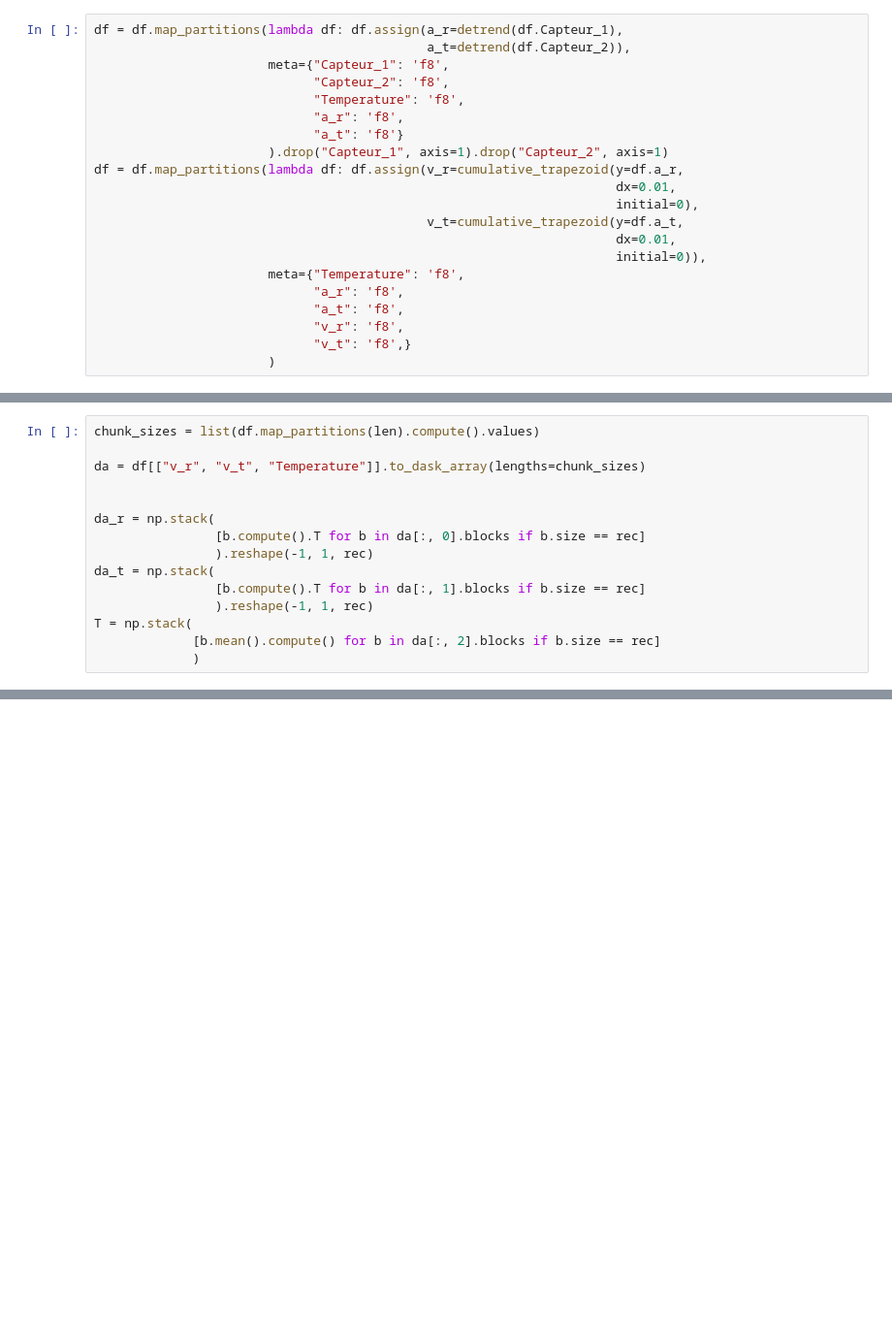
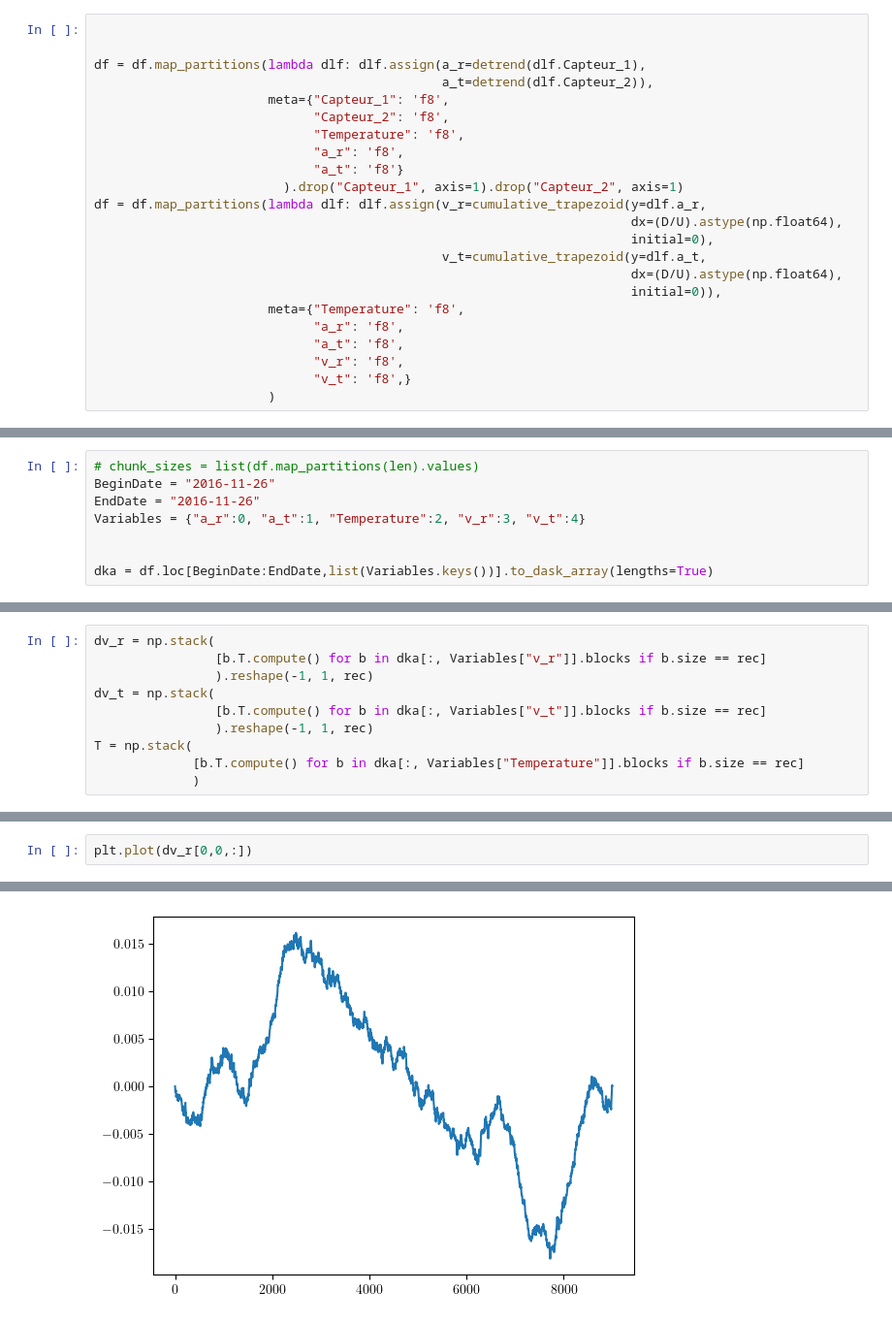
Before and after one commit to FilLTP89/socotec-shm, a Jupyter notebook: notebooks/DataAnalysis.ipynb, the cells around one changed output, grey strips where cells are left out. Shown at 97% size. Cells and saved outputs as stored; diff of their text form; blank space fills up the shorter version.

Commit message:
[BUGFIX][SPEEDUP] dask array/frame resampling

```diff
--- a/notebooks/DataAnalysis.ipynb
+++ b/notebooks/DataAnalysis.ipynb
@@ -33,18 +53,20 @@ df = df.set_index("Date_Heure", sorted=True)
 # %%
-df = df.map_partitions(lambda df: df.assign(a_r=detrend(df.Capteur_1),
-                                            a_t=detrend(df.Capteur_2)),
+
+
+df = df.map_partitions(lambda dlf: dlf.assign(a_r=detrend(dlf.Capteur_1),
+                                              a_t=detrend(dlf.Capteur_2)),
                        meta={"Capteur_1": 'f8',
                              "Capteur_2": 'f8',
                              "Temperature": 'f8',
                              "a_r": 'f8',
                              "a_t": 'f8'}
-                       ).drop("Capteur_1", axis=1).drop("Capteur_2", axis=1)
-df = df.map_partitions(lambda df: df.assign(v_r=cumulative_trapezoid(y=df.a_r,
-                                                                     dx=0.01,
-                                                                     initial=0),
-                                            v_t=cumulative_trapezoid(y=df.a_t,
-                                                                     dx=0.01,
-                                                                     initial=0)),
+                         ).drop("Capteur_1", axis=1).drop("Capteur_2", axis=1)
+df = df.map_partitions(lambda dlf: dlf.assign(v_r=cumulative_trapezoid(y=dlf.a_r,
+                                                                       dx=(D/U).astype(np.float64),
+                                                                       initial=0),
+                                              v_t=cumulative_trapezoid(y=dlf.a_t,
+                                                                       dx=(D/U).astype(np.float64),
+                                                                       initial=0)),
                        meta={"Temperature": 'f8',
                              "a_r": 'f8',
                              "a_t": 'f8',
@@ -63,0 +76,8 @@ df = df.resample(''.join(fss)).first().dropna()
+# %%
+# chunk_sizes = list(df.map_partitions(len).values)
+BeginDate = "2016-11-26"
+EndDate = "2016-11-26"
+Variables = {"a_r":0, "a_t":1, "Temperature":2, "v_r":3, "v_t":4}
+
+
+dka = df.loc[BeginDate:EndDate,list(Variables.keys())].to_dask_array(lengths=True)
@@ -64,15 +86,10 @@ df = df.resample(''.join(fss)).first().dropna()
 # %%
-chunk_sizes = list(df.map_partitions(len).compute().values)
-
-da = df[["v_r", "v_t", "Temperature"]].to_dask_array(lengths=chunk_sizes)
-
-
-da_r = np.stack(
-                [b.compute().T for b in da[:, 0].blocks if b.size == rec]
+dv_r = np.stack(
+                [b.T.compute() for b in dka[:, Variables["v_r"]].blocks if b.size == rec]
                 ).reshape(-1, 1, rec)
-da_t = np.stack(
-                [b.compute().T for b in da[:, 1].blocks if b.size == rec]
+dv_t = np.stack(
+                [b.T.compute() for b in dka[:, Variables["v_t"]].blocks if b.size == rec]
                 ).reshape(-1, 1, rec)
 T = np.stack(
-             [b.mean().compute() for b in da[:, 2].blocks if b.size == rec]
+             [b.T.compute() for b in dka[:, Variables["Temperature"]].blocks if b.size == rec]
              )
@@ -129,0 +96,3 @@ ax[2].set(xlabel=r'$t$ [s]',
+# %%
+plt.plot(dv_r[0,0,:])
+# %% [output]
@@ -129,0 +100 @@ ax[2].set(xlabel=r'$t$ [s]',
+[figure, added]
```
Also changed, not shown: parts of 11 cells of this notebook.
